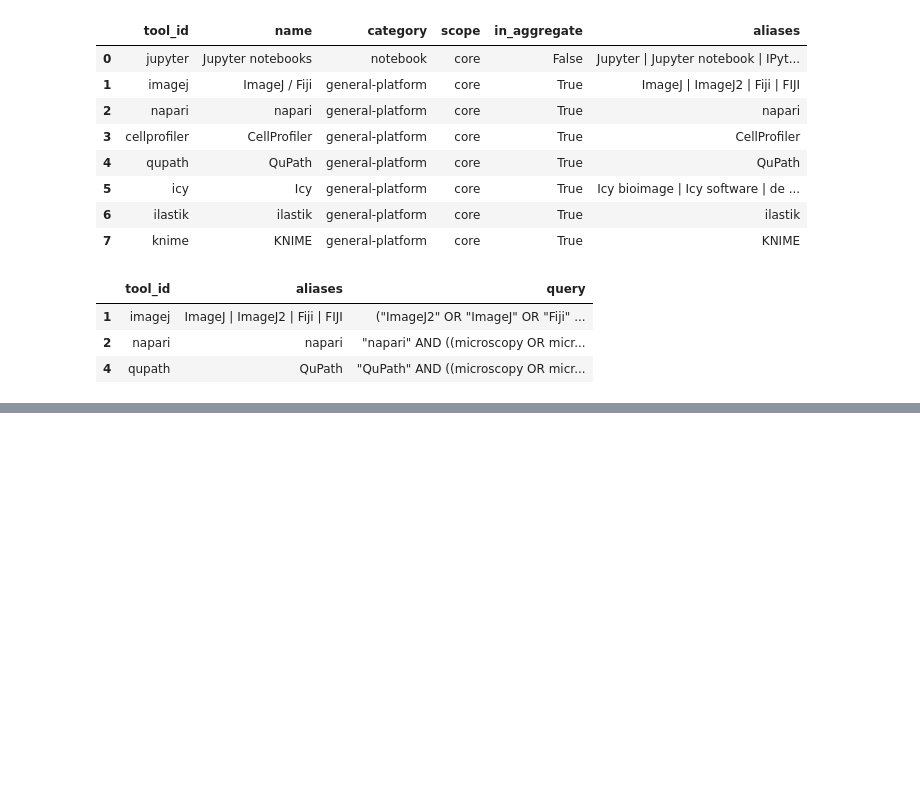
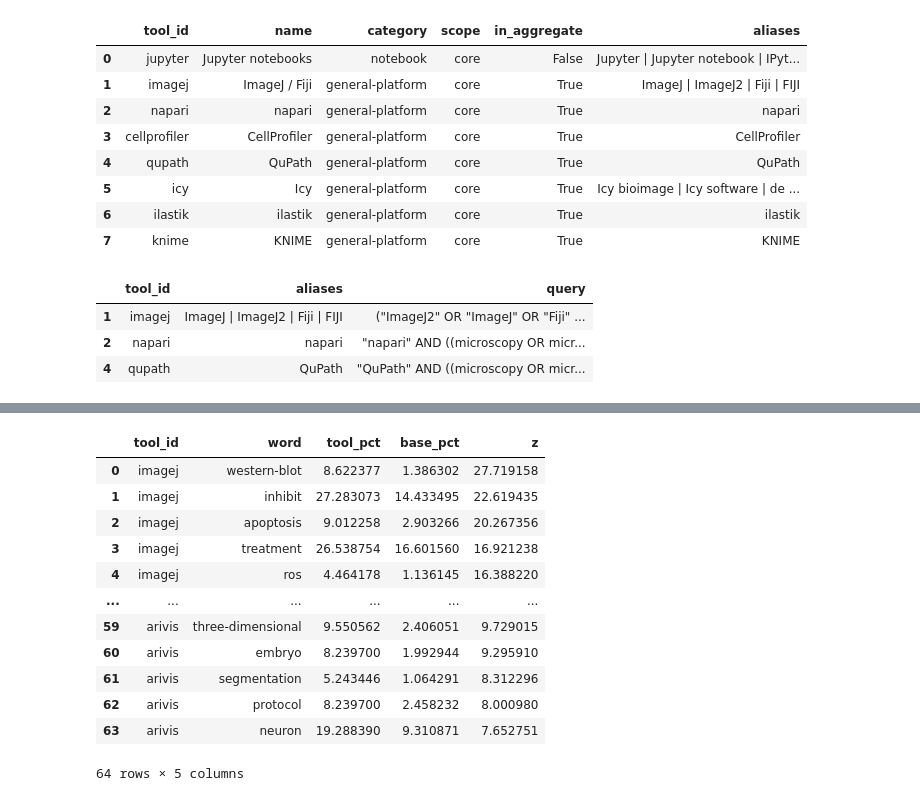
Before and after one commit to HenriquesLab/mapping-bioimage-software, a Jupyter notebook: notebooks/SFigure2.ipynb, the cells around one changed output, grey strips where cells are left out. Saved outputs shown, nothing was run; the diff lists cells and outputs as text; code cells hidden in the pictures; blank space fills up the shorter version.

```diff
--- a/notebooks/SFigure2.ipynb
+++ b/notebooks/SFigure2.ipynb
@@ -7,25 +19,23 @@ All figure walkthroughs use the shared Matplotlib 3.11.2 publication renderer th
 # %%
 from pathlib import Path
+from io import BytesIO
+from tempfile import TemporaryDirectory
 import sys
-from tempfile import TemporaryDirectory
+import hashlib
 
 import numpy as np
 import pandas as pd
 from IPython.display import Image, display
-from matplotlib import image as mpimg
+from PIL import Image as PILImage
 import matplotlib.pyplot as plt
 
 cwd = Path.cwd().resolve()
-REPO_ROOT = next((p for p in (cwd, *cwd.parents) if (p / 'scripts' / 'census' / '_registry.py').is_file()), None)
-if REPO_ROOT is None:
-    raise FileNotFoundError('Could not locate scripts/census/_registry.py from the notebook working directory')
-SCRIPTS_DIR = REPO_ROOT / 'scripts'
-FIGURES_DIR = SCRIPTS_DIR / 'census' / 'figures'
+SCRIPTS_DIR = next(p for p in (cwd, *cwd.parents) if (p / 'census' / '_registry.py').is_file())
+REPO_ROOT = SCRIPTS_DIR.parent
 if str(SCRIPTS_DIR) not in sys.path:
     sys.path.insert(0, str(SCRIPTS_DIR))
 
 from census._registry import build_boolean_query, load_registry
-from census.figures import domains as dm
 from census.figures import sfig2_terms as figure
 from census.figures import style as fs
 
@@ -177,0 +85,19 @@ The final cell uses `style.save` for the notebook build, calls the module's `mai
+# %%
+term_table = pd.read_csv(SCRIPTS_DIR / 'notebooks/data/sfigure2_terms.csv')
+assert set(term_table.tool_id) == set(figure.TOOLS)
+assert term_table.groupby('tool_id').size().eq(8).all()
+display(term_table)
+# %% [output]
+|  | tool_id | word | tool_pct | base_pct | z |
+| 0 | imagej | western-blot | 8.622377 | 1.386302 | 27.719158 |
+| 1 | imagej | inhibit | 27.283073 | 14.433495 | 22.619435 |
+| 2 | imagej | apoptosis | 9.012258 | 2.903266 | 20.267356 |
+| 3 | imagej | treatment | 26.538754 | 16.601560 | 16.921238 |
+| 4 | imagej | ros | 4.464178 | 1.136145 | 16.388220 |
+| ... | ... | ... | ... | ... | ... |
+| 59 | arivis | three-dimensional | 9.550562 | 2.406051 | 9.729015 |
+| 60 | arivis | embryo | 8.239700 | 1.992944 | 9.295910 |
+| 61 | arivis | segmentation | 5.243446 | 1.064291 | 8.312296 |
+| 62 | arivis | protocol | 8.239700 | 2.458232 | 8.000980 |
+| 63 | arivis | neuron | 19.288390 | 9.310871 | 7.652751 |
+64 rows × 5 columns
```
Also changed, not shown: parts of 17 cells of this notebook, 17 other files.
